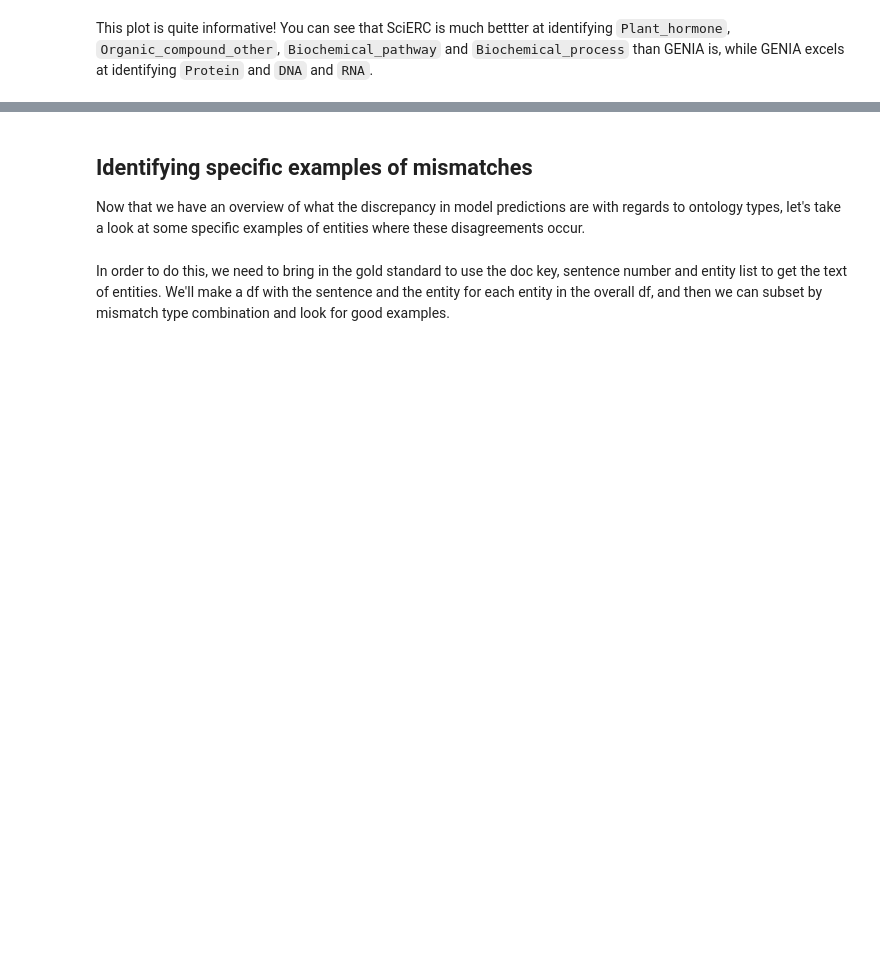
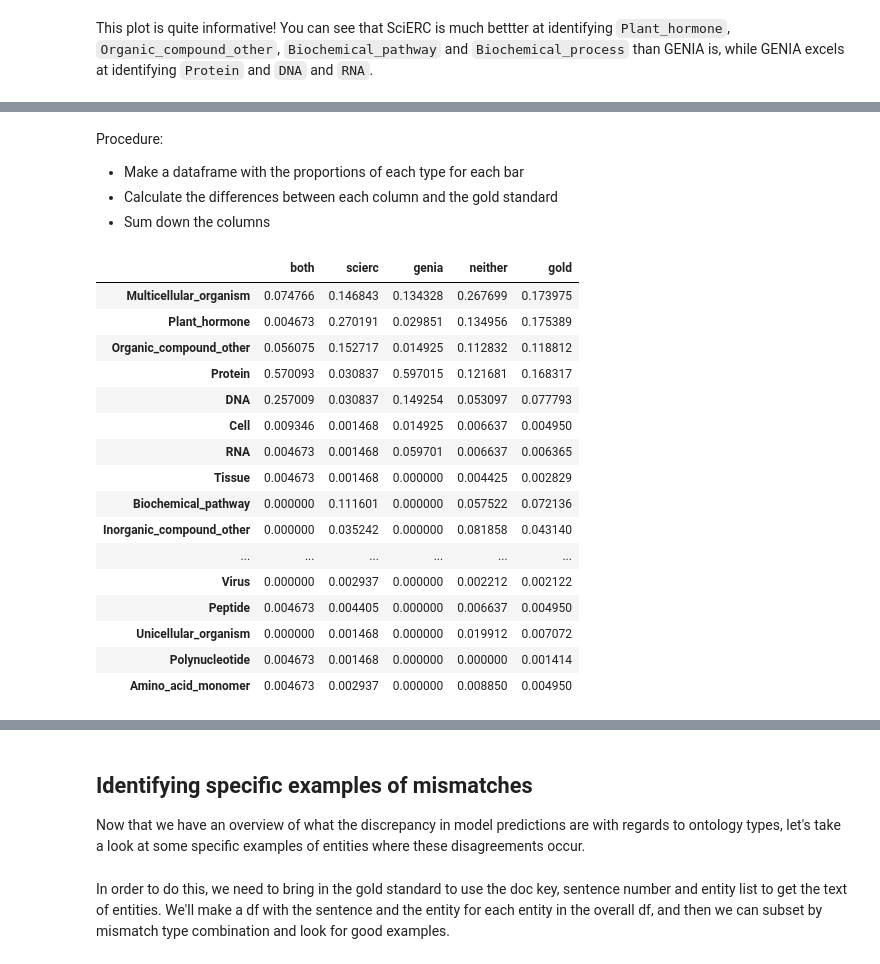
Before and after one commit to ShiuLab/pickle-corpus-code, a Jupyter notebook: jupyter_notebooks/model_mismatched_entity_pred_analysis.ipynb, the cells around one changed output, grey strips where cells are left out. Drawn from its saved outputs; the diff is of its cells as text; code cells hidden in the pictures; blank space fills up the shorter version.

```diff
--- a/jupyter_notebooks/model_mismatched_entity_pred_analysis.ipynb
+++ b/jupyter_notebooks/model_mismatched_entity_pred_analysis.ipynb
@@ -403,0 +416,26 @@ This plot is quite informative! You can see that SciERC is much bettter at ident
+# %% [markdown]
+Procedure:
+* Make a dataframe with the proportions of each type for each bar
+* Calculate the differences between each column and the gold standard
+* Sum down the columns
+# %%
+prop_df = pd.DataFrame.from_dict(type_percentages, orient='columns')
+prop_df
+# %% [output]
+|  | both | scierc | genia | neither | gold |
+| Multicellular_organism | 0.074766 | 0.146843 | 0.134328 | 0.267699 | 0.173975 |
+| Plant_hormone | 0.004673 | 0.270191 | 0.029851 | 0.134956 | 0.175389 |
+| Organic_compound_other | 0.056075 | 0.152717 | 0.014925 | 0.112832 | 0.118812 |
+| Protein | 0.570093 | 0.030837 | 0.597015 | 0.121681 | 0.168317 |
+| DNA | 0.257009 | 0.030837 | 0.149254 | 0.053097 | 0.077793 |
+| Cell | 0.009346 | 0.001468 | 0.014925 | 0.006637 | 0.004950 |
+| RNA | 0.004673 | 0.001468 | 0.059701 | 0.006637 | 0.006365 |
+| Tissue | 0.004673 | 0.001468 | 0.000000 | 0.004425 | 0.002829 |
+| Biochemical_pathway | 0.000000 | 0.111601 | 0.000000 | 0.057522 | 0.072136 |
+| Inorganic_compound_other | 0.000000 | 0.035242 | 0.000000 | 0.081858 | 0.043140 |
+| ... | ... | ... | ... | ... | ... |
+| Virus | 0.000000 | 0.002937 | 0.000000 | 0.002212 | 0.002122 |
+| Peptide | 0.004673 | 0.004405 | 0.000000 | 0.006637 | 0.004950 |
+| Unicellular_organism | 0.000000 | 0.001468 | 0.000000 | 0.019912 | 0.007072 |
+| Polynucleotide | 0.004673 | 0.001468 | 0.000000 | 0.000000 | 0.001414 |
+| Amino_acid_monomer | 0.004673 | 0.002937 | 0.000000 | 0.008850 | 0.004950 |
```
Also changed, not shown: parts of 18 cells of this notebook.
